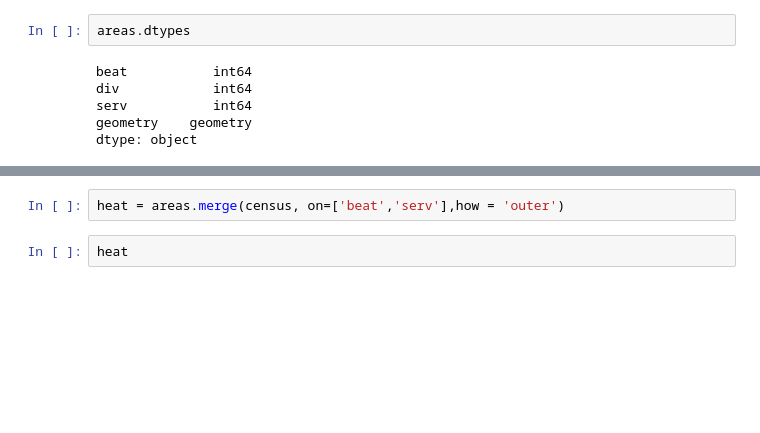
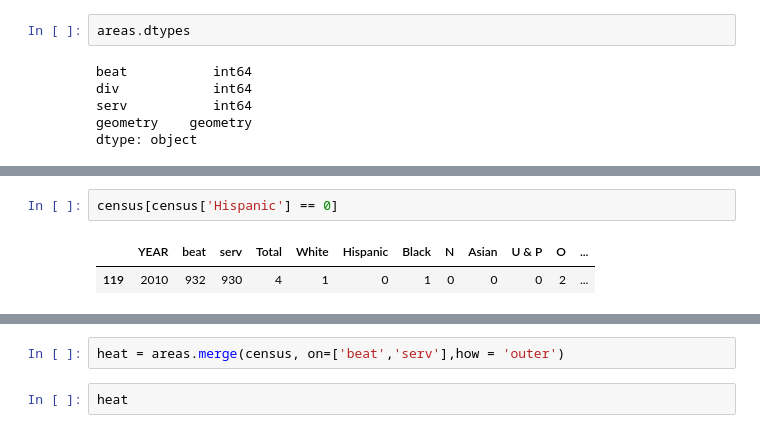
Before and after one commit to tevans-barton/Fair-Policing-Capstone, a Jupyter notebook: notebooks/heatmaps.ipynb, the cells around one changed output, grey strips where cells are left out. Cells and saved outputs as stored; diff of their text form; blank space fills up the shorter version.

```diff
--- a/notebooks/heatmaps.ipynb
+++ b/notebooks/heatmaps.ipynb
@@ -62,3 +99,8 @@ census
 | 123 | 2010 | 936 | 930 | 4163 | 2390 | 476 | 121 | 5 | 1268 | 7 | 151 | ... |
 | 124 | 2010 | 937 | 930 | 6653 | 4561 | 649 | 218 | 13 | 1231 | 11 | 181 | ... |
 125 rows × 12 columns
+# %%
+census[census['Hispanic'] == 0]
+# %% [output]
+|  | YEAR | beat | serv | Total | White | Hispanic | Black | N | Asian | U & P | O | ... |
+| 119 | 2010 | 932 | 930 | 4 | 1 | 0 | 1 | 0 | 0 | 0 | 2 | ... |
```
Also changed, not shown: parts of 12 cells of this notebook.
